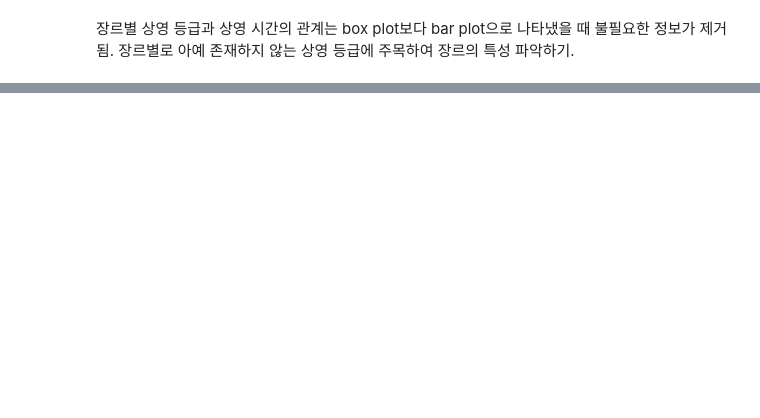
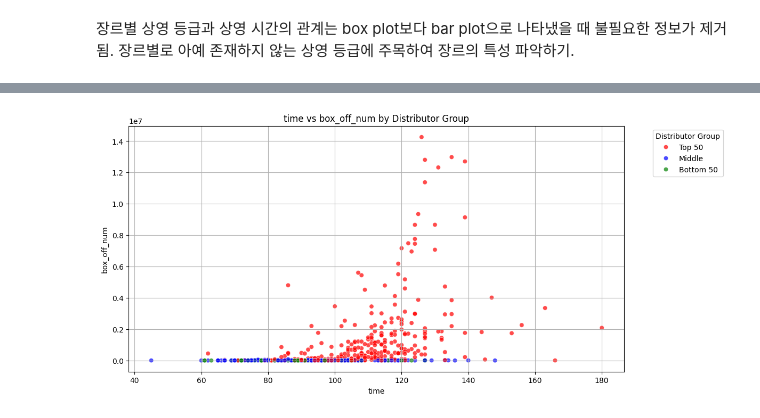
Before and after one commit to lyj041214/ESAA, a Jupyter notebook: ESAA_Project_1.ipynb, the cells around one changed output, grey strips where cells are left out. Saved outputs shown, nothing was run; the diff lists cells and outputs as text; code cells hidden in the pictures; blank space fills up the shorter version.

```diff
--- a/ESAA_Project_1.ipynb
+++ b/ESAA_Project_1.ipynb
@@ -220,0 +254,35 @@ plt.show()
+# %%
+# 배급사별 평균 관객 수 계산 후 정렬
+avg_box_off_num_by_distributor = data.groupby("distributor")["box_off_num"].mean().sort_values(ascending=False)
+
+# 상위 50개, 하위 50개, 나머지 그룹 분류
+top_50_distributors = avg_box_off_num_by_distributor.head(50).index
+bottom_50_distributors = avg_box_off_num_by_distributor.tail(50).index
+
+# 새로운 컬럼 추가 (그룹 라벨링)
+def classify_distributor(distributor):
+    if distributor in top_50_distributors:
+        return "Top 50"
+    elif distributor in bottom_50_distributors:
+        return "Bottom 50"
+    else:
+        return "Middle"
+
+data["distributor_group"] = data["distributor"].apply(classify_distributor)
+
+# 색상 팔레트 설정 (3가지 그룹)
+palette = {"Top 50": "red", "Middle": "blue", "Bottom 50": "green"}
+
+# 산점도 그리기
+plt.figure(figsize=(12, 6))
+sns.scatterplot(x="time", y="box_off_num", hue="distributor_group", data=data, alpha=0.7, palette=palette)
+
+# 그래프 설정
+plt.xlabel("time")
+plt.ylabel("box_off_num")
+plt.title("time vs box_off_num by Distributor Group")
+plt.legend(title="Distributor Group", bbox_to_anchor=(1.05, 1), loc="upper left")  # 범례 위치 조정
+plt.grid(True)
+plt.show()
+# %% [output]
+[figure, added]
```
Also changed, not shown: parts of 6 cells of this notebook.
